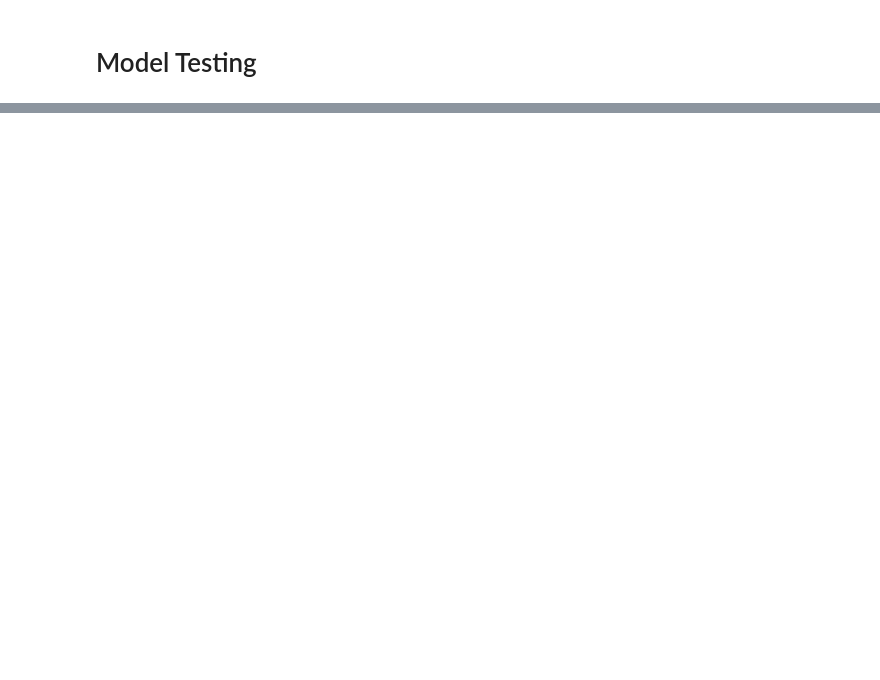
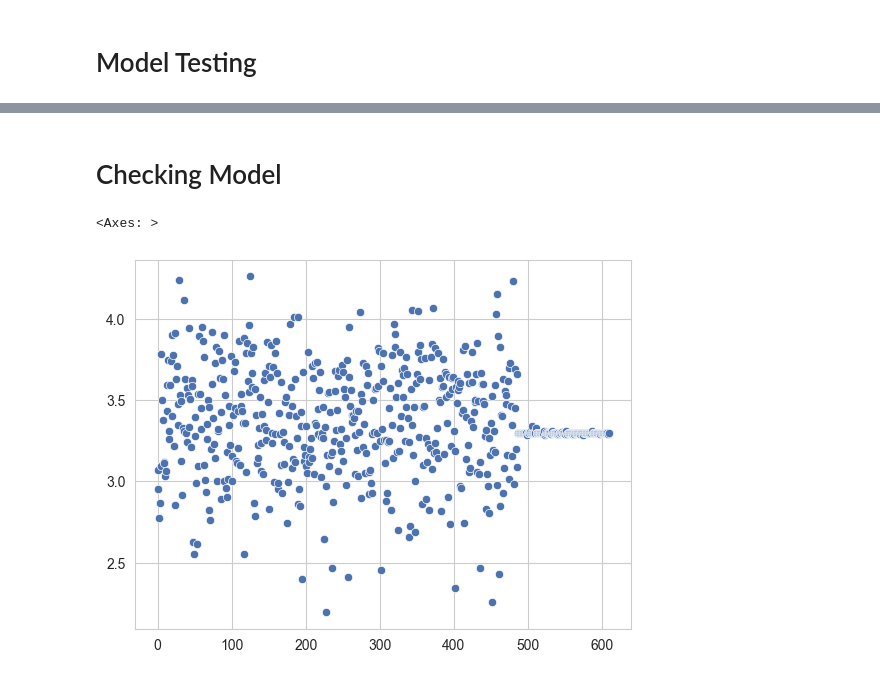
Before and after one commit to scottpitcher/Customer_RecommendationSystem, a Jupyter notebook: model_tuning.ipynb, the cells around one changed output, grey strips where cells are left out. Drawn from its saved outputs; the diff is of its cells as text; code cells hidden in the pictures; blank space fills up the shorter version.

Commit message:
Model Tuning

```diff
--- a/model_tuning.ipynb
+++ b/model_tuning.ipynb
@@ -215,0 +228,29 @@ def validation_loop():
+# %%
+learning_rates = [0.0005,0.001]#, 0.003, 0.005, 0.01, 0.013, 0.015]
+
+def learning_rate_fn(model = initialise_model1, name = "Model 1", lr_list= learning_rates, epochs = epochs):
+    lr_dict = {'Name': name, 'learning_rate': [], 'training_loss': [], 'test_loss': [], 'test_diff':[]}
+    for lr in lr_list:
+        print(f"Learning Rate: {lr}")
+        model(lr=lr)
+        training_loss = training_loop(epochs)
+        test_loss = validation_loop()
+
+        lr_dict['learning_rate'].append(lr)
+        lr_dict['training_loss'].append(training_loss)
+        lr_dict['test_loss'].append(test_loss)
+        lr_dict['test_diff'].append((test_loss/training_loss)-1)
+
+    return lr_dict
+
+# lr_df=pd.DataFrame(learning_rate_fn())
+# lr_df.sort_values(by='test_diff', ascending=True)
+# %%
+models = {initialise_model1:"Model 1", initialise_model2:"Model 2"}
+loss_df = pd.DataFrame()
+for model, name in models.items():
+    print(f"Now processing: {name}")
+    loss_dict = learning_rate_fn(model = model, name = name)
+    loss_df = pd.concat([loss_df, pd.DataFrame(loss_dict)], ignore_index=True)
+
+loss_df
@@ -215,0 +280,21 @@ def validation_loop():
+# %% [markdown]
+# Checking Model
+# %%
+def ratings_review(user_id, movie_ids):
+    model.eval()                                 # Set model to evaluation mode
+    user = torch.tensor([user_id] * len(movie_ids)).to(device)  # Ensure tensor is on the same device as the model
+    movies = torch.tensor(movie_ids).to(device)  # Ensure tensor is on the same device as the model
+    with torch.no_grad():
+        predicted_ratings = model(user, movies).squeeze().tolist()
+
+    return predicted_ratings
+
+ratings_list = []
+for id in ratings.userId.unique():
+        recommended_movies = ratings_review(id, movie_ids)
+        ratings_list.append(recommended_movies[0])
+# %%
+sns.scatterplot(ratings_list)
+# %% [output]
+<Axes: >
+[figure, added]
```
Also changed, not shown: parts of 17 cells of this notebook, 1 other file.
